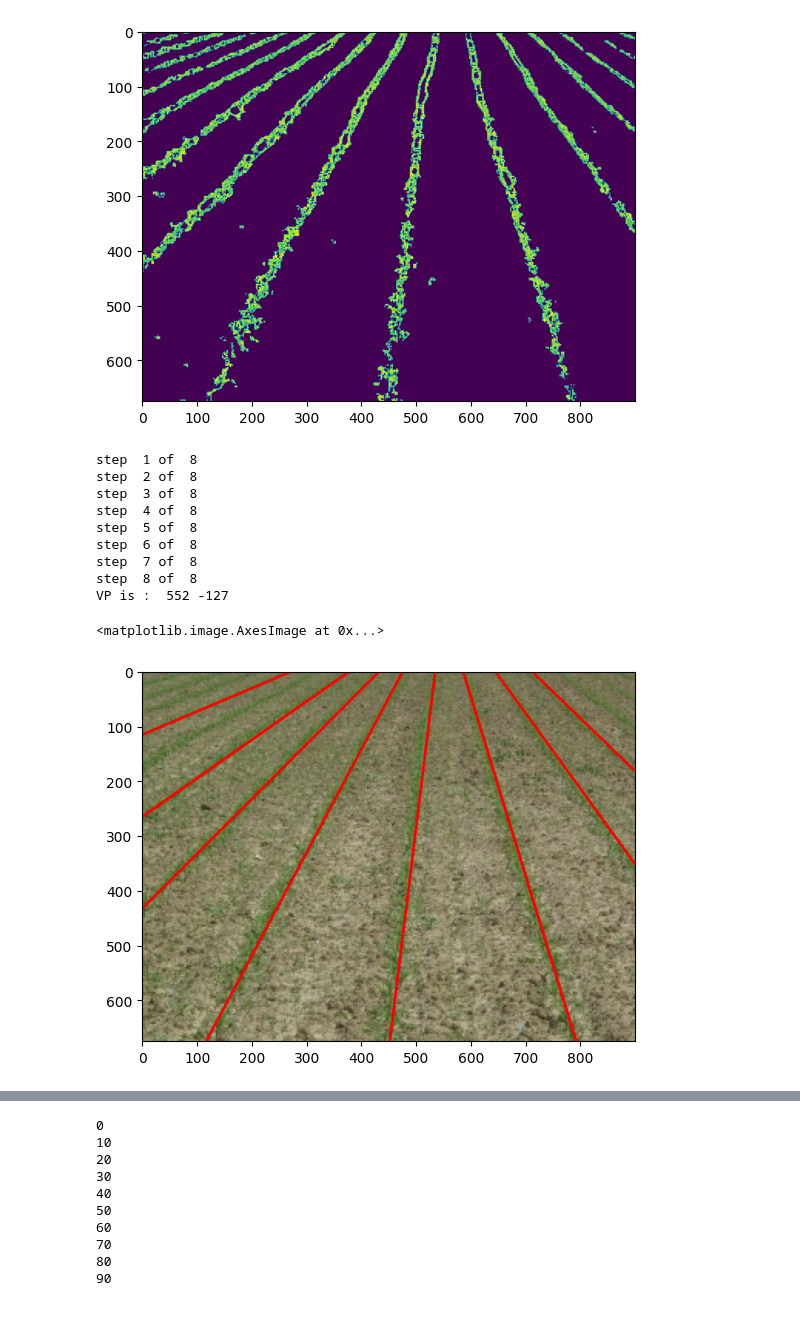
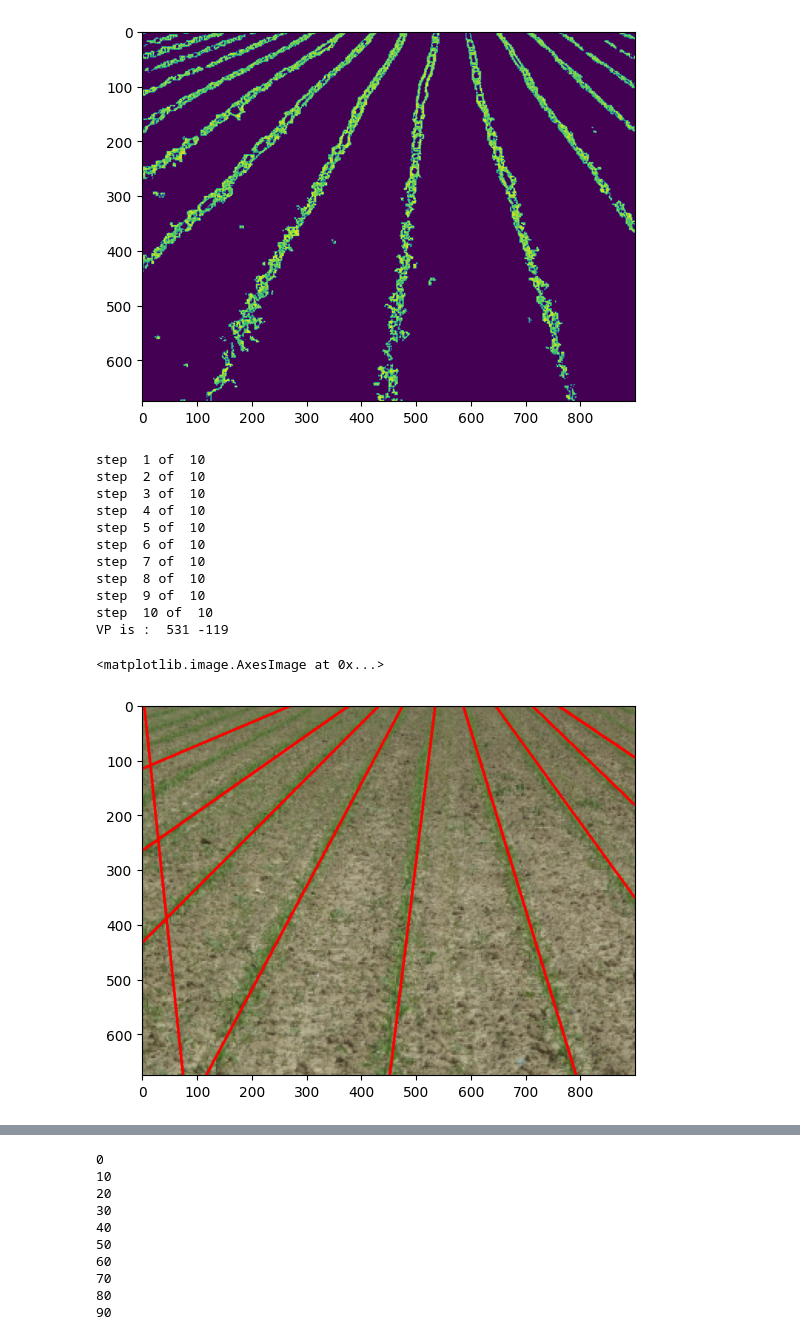
Before and after one commit to rmerat/Caterra-1, a Jupyter notebook: new_test.ipynb, the cells around one changed output, grey strips where cells are left out. Cells and saved outputs as stored; diff of their text form; code cells hidden in the pictures.

Commit message:
wrong crop rows disappears, nice but why?

```diff
--- a/new_test.ipynb
+++ b/new_test.ipynb
@@ -622,32 +622,34 @@ plt.imshow(gray_nomedian)
 # %%
 #median.shape
 gray = cv2.cvtColor(median, cv2.COLOR_BGR2GRAY)
 #print(gray.shape)
 #plt.imshow(gray)
 
 #before is too long if we dont do it on countours
 edge = cv2.Canny(gray_nomedian,100,200)
 kernel = cv2.getStructuringElement(cv2.MORPH_RECT, ksize=(2,1))
 edge = cv2.dilate(edge, kernel)
 gray = cv2.cvtColor(image_veg, cv2.COLOR_BGR2GRAY)
 gray = cv2.dilate(gray, kernel)
 
-crop_nb = 8
+crop_nb = 10
 
 arr_mask, th_acc, r_acc, threshold_acc, best_mask_evaluate = keep_mask_max_acc_lines(edge, img_no_sky, crop_nb)
 x0,y0 = VP_detection(th_acc, r_acc, threshold_acc, best_mask_edge)
 vp_point = [x0,y0]
 img_no_sky_copy = np.copy(img_no_sky)
 plt.imshow(best_mask_evaluate)
 # %% [output]
-step  1 of  8
-step  2 of  8
-step  3 of  8
-step  4 of  8
-step  5 of  8
-step  6 of  8
-step  7 of  8
-step  8 of  8
-VP is :  552 -127
+step  1 of  10
+step  2 of  10
+step  3 of  10
+step  4 of  10
+step  5 of  10
+step  6 of  10
+step  7 of  10
+step  8 of  10
+step  9 of  10
+step  10 of  10
+VP is :  531 -119
 <matplotlib.image.AxesImage at 0x...>
-[figure, old version]
+[figure, new version]
```
Also changed, not shown: parts of 11 cells of this notebook.
